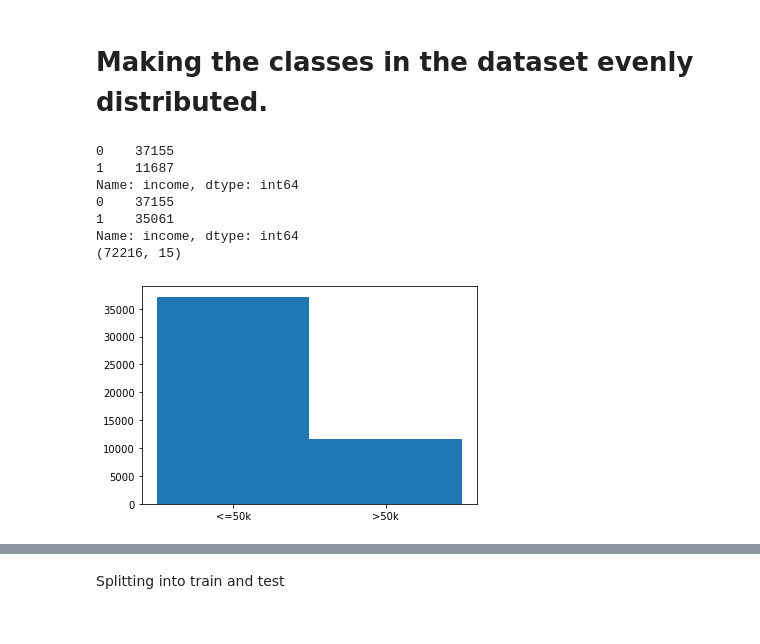
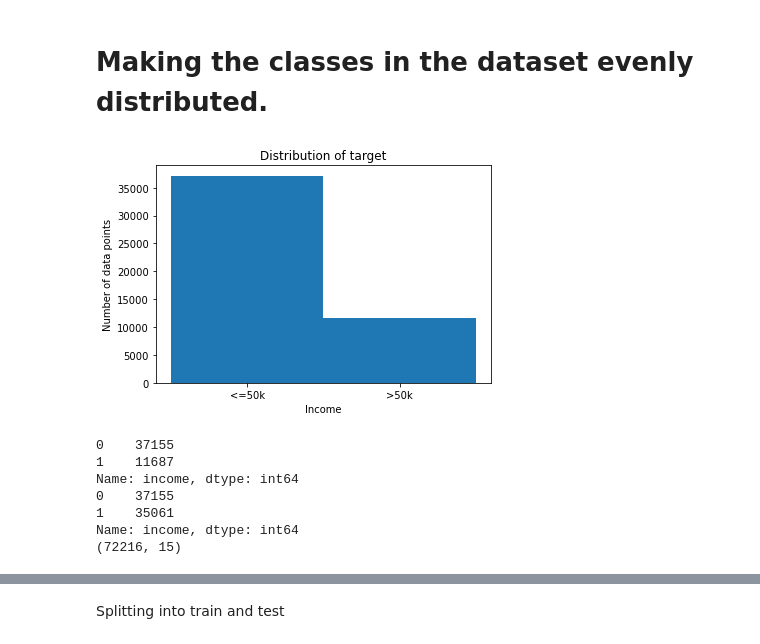
Before and after one commit to matthew-samyn/us-income, a Jupyter notebook: main.ipynb, the cells around one changed output, grey strips where cells are left out. Saved outputs shown, nothing was run; the diff lists cells and outputs as text; code cells hidden in the pictures.

```diff
--- a/main.ipynb
+++ b/main.ipynb
@@ -239,9 +239,16 @@ matthews_corrcoef:
 [figure]
 # %% [markdown]
 # Making the classes in the dataset evenly distributed.
+# %%
+plt.hist(df.income, bins=np.arange(-0.5,2))
+plt.xticks([0,1],labels=["<=50k",">50k"])
+plt.title("Distribution of target")
+plt.xlabel("Income")
+plt.ylabel("Number of data points")
+plt.savefig("Visuals/Distribution_classes.png")
+# %% [output]
+[figure, added]
 # %%
-plt.hist(df.income, bins=np.arange(-0.5,2))
-plt.xticks([0,1],labels=["<=50k",">50k"])
 print(df.income.value_counts())
 df_only_1 = df[df["income"] == 1]
 df_even_classes = pd.concat([df, df_only_1, df_only_1])
@@ -255,4 +262,3 @@ Name: income, dtype: int64
 1    35061
 Name: income, dtype: int64
 (72216, 15)
-[figure, removed]
```
Also changed, not shown: parts of 1 cell of this notebook, 3 other files.
